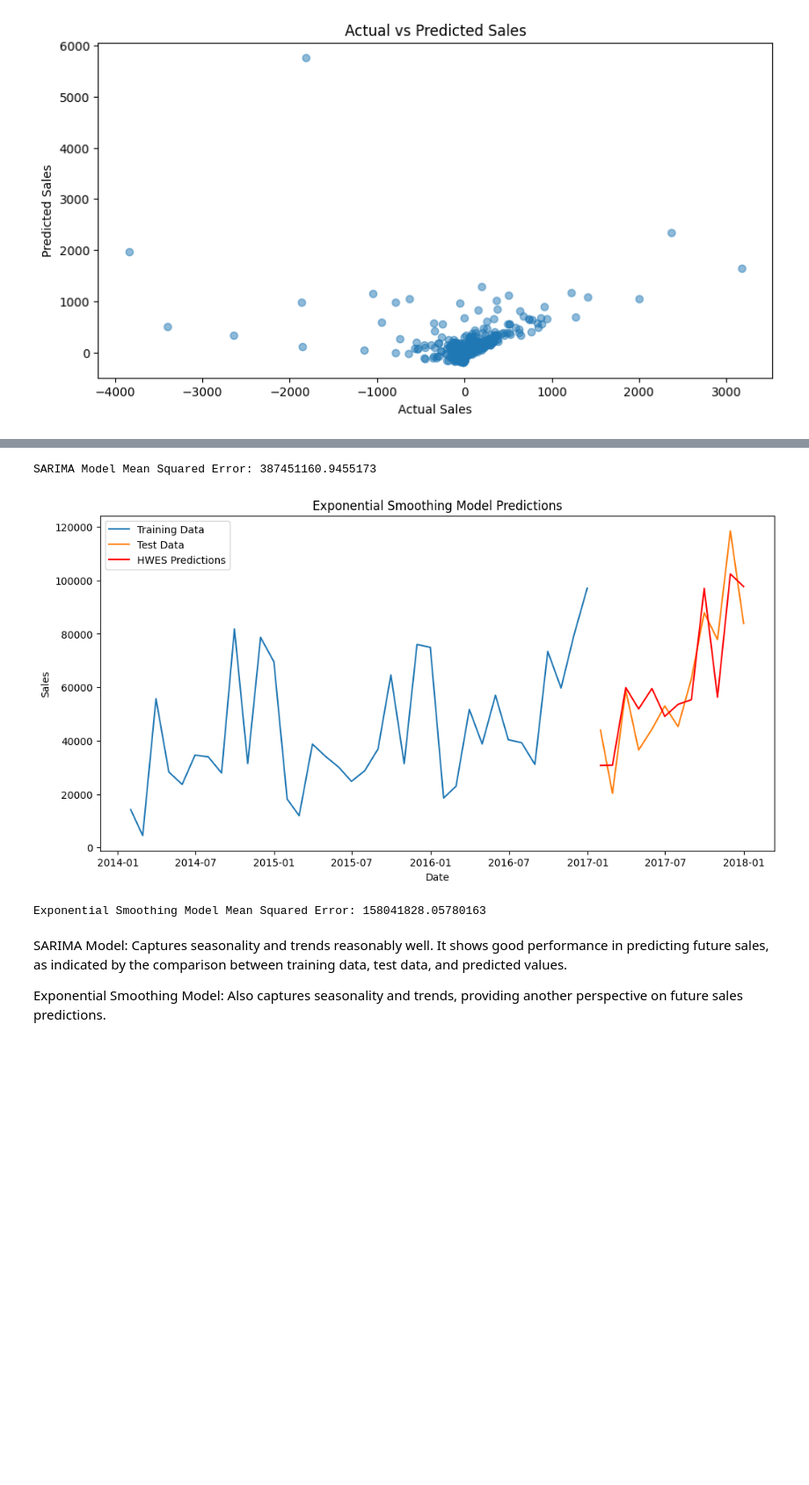
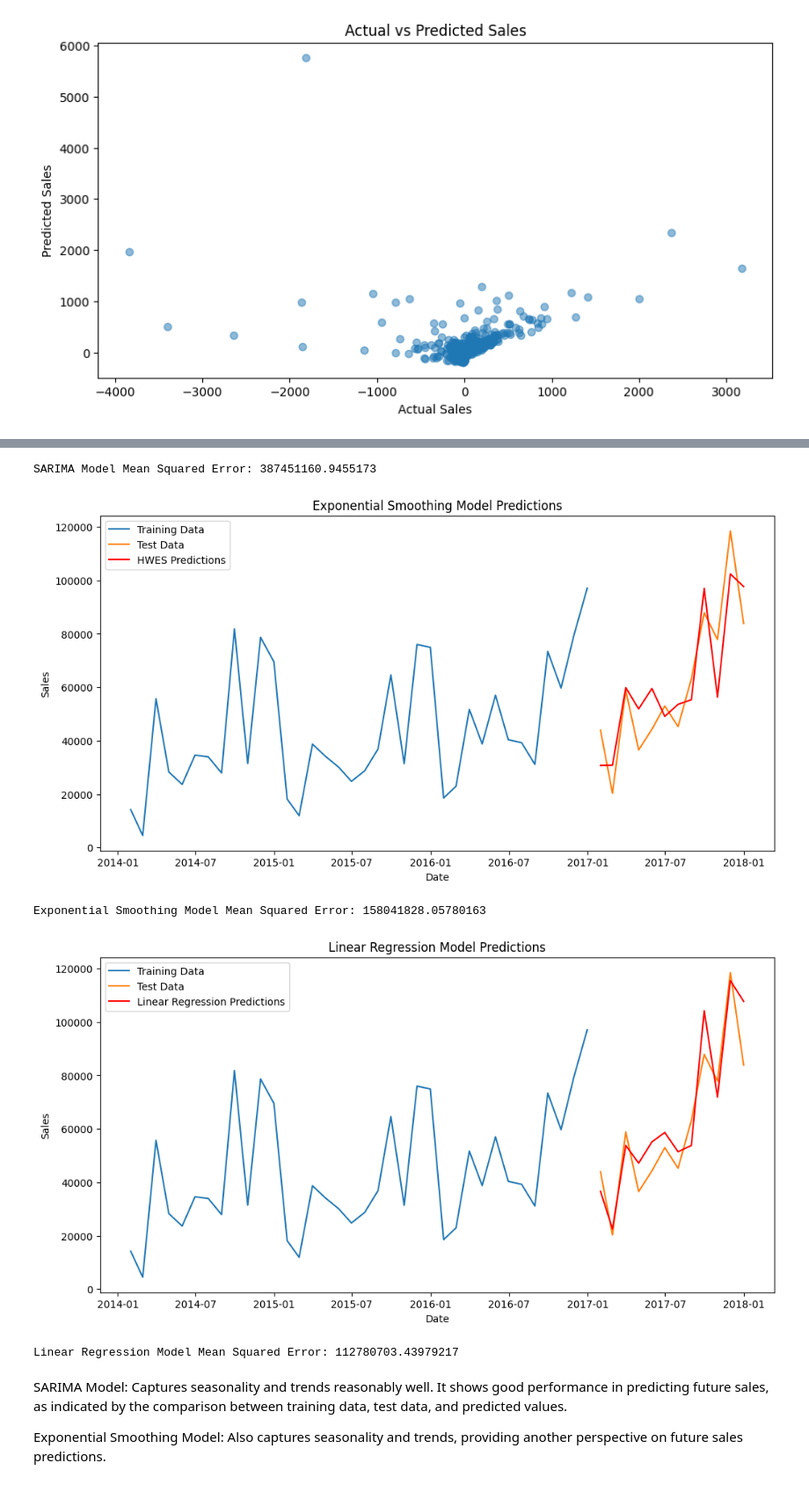
Before and after one commit to aihtn2708/DA-Life-Cycle, a Jupyter notebook: DA_Life_Cycle.ipynb, the cells around one changed output, grey strips where cells are left out. Shown at 88% size. Cells and saved outputs as stored; diff of their text form; code cells hidden in the pictures; blank space fills up the shorter version.

```diff
--- a/DA_Life_Cycle.ipynb
+++ b/DA_Life_Cycle.ipynb
@@ -561,33 +582,49 @@ print(f'SARIMA Model Mean Squared Error: {sarima_mse}')
 
 # Time Series Prediction using Exponential Smoothing
 
 # Define and fit the model
 hwes_model = ExponentialSmoothing(train_data, trend='add', seasonal='add', seasonal_periods=12)
 hwes_fit = hwes_model.fit()
 
 # Make predictions
 hwes_predictions = hwes_fit.forecast(len(test_data))
 
 # Plot the predictions
 plt.figure(figsize=(12, 6))
 plt.plot(train_data, label='Training Data')
 plt.plot(test_data, label='Test Data')
 plt.plot(hwes_predictions, label='HWES Predictions', color='red')
 plt.title('Exponential Smoothing Model Predictions')
 plt.xlabel('Date')
 plt.ylabel('Sales')
 plt.legend()
 plt.show()
 
 # Evaluate the model
 hwes_mse = mean_squared_error(test_data, hwes_predictions)
 print(f'Exponential Smoothing Model Mean Squared Error: {hwes_mse}')
+
+#  Plot the Linear Regression Model Visualization
+plt.figure(figsize=(12, 6))
+plt.plot(y_train, label='Training Data')
+plt.plot(y_test, label='Test Data')
+plt.plot(y_test.index, lr_predictions, label='Linear Regression Predictions', color='red')
+plt.title('Linear Regression Model Predictions')
+plt.xlabel('Date')
+plt.ylabel('Sales')
+plt.legend()
+plt.show()
+# Evaluate the model
+lr_mse = mean_squared_error(test_data, lr_predictions)
+print(f'Linear Regression Model Mean Squared Error: {lr_mse}')
 # %% [output]
 [figure]
 [figure]
 SARIMA Model Mean Squared Error: 387451160.9455173
 [figure]
 Exponential Smoothing Model Mean Squared Error: 158041828.05780163
+[figure, added]
+Linear Regression Model Mean Squared Error: 112780703.43979217
 # %% [markdown]
 SARIMA Model: Captures seasonality and trends reasonably well. It shows good performance in predicting future sales, as indicated by the comparison between training data, test data, and predicted values.
 
```
Also changed, not shown: parts of 13 cells of this notebook.
